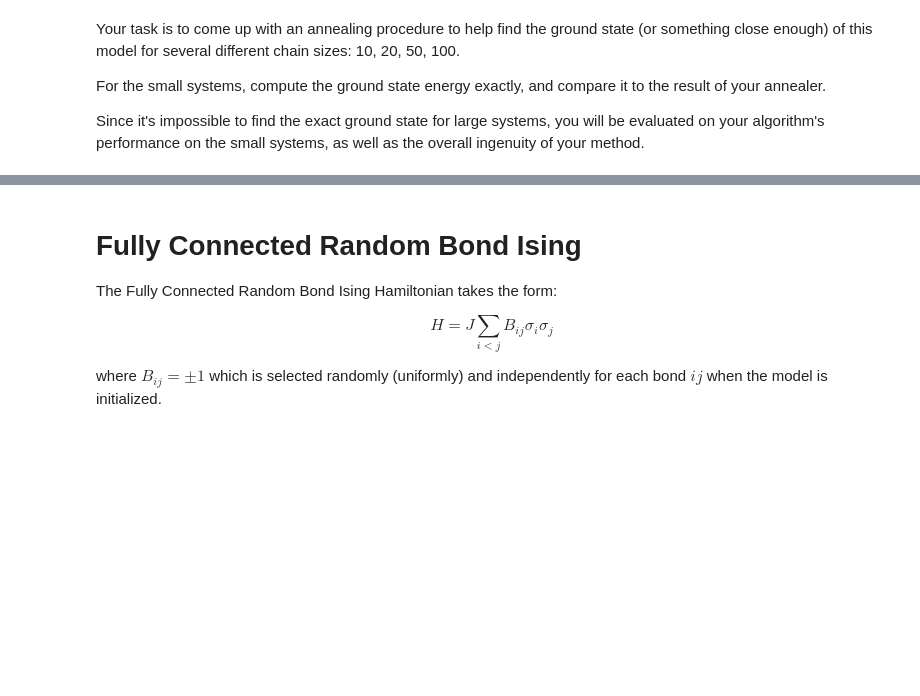
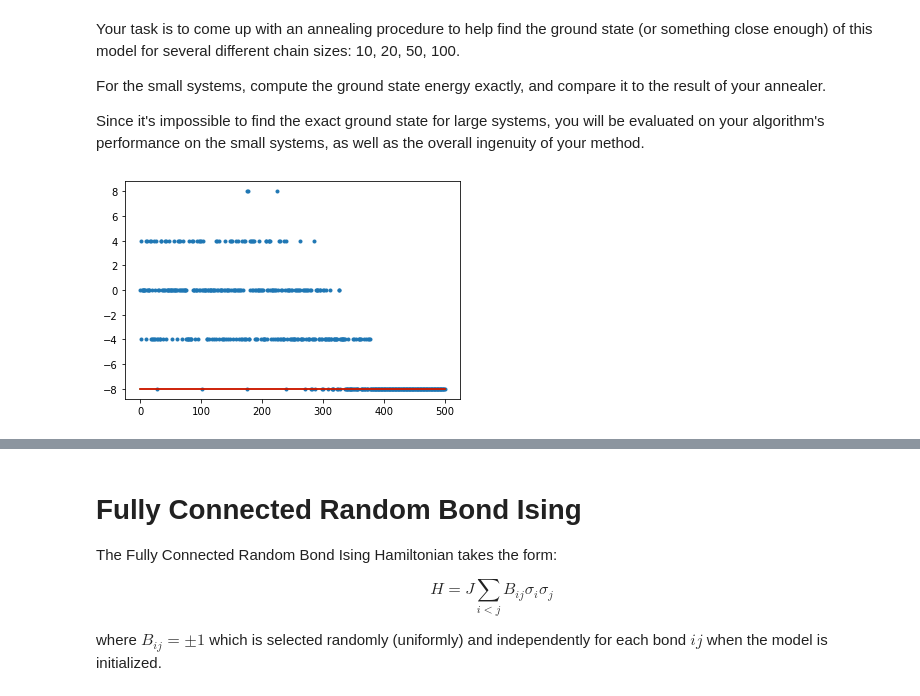
Before and after one commit to CDL-Quantum/CohortProject_2020, a Jupyter notebook: Project_4_Ising_Annealer/Task_2.ipynb, the cells around one changed output, grey strips where cells are left out. Cells and saved outputs as stored; diff of their text form; code cells hidden in the pictures; blank space fills up the shorter version.

```diff
--- a/Project_4_Ising_Annealer/Task_2.ipynb
+++ b/Project_4_Ising_Annealer/Task_2.ipynb
@@ -132,0 +156,47 @@ ising = RandomBondIsing1DPBC(100, J=1.)
+# %%
+# your solution here
+
+N = 1000
+t = np.arange(N+1)
+T_i = 400
+T_f = 0.1
+Ts = T_i * ((T_f/T_i) ** (t/N))
+
+def exp_schedule(T_i, T_f, N):
+    t = np.arange(N+1)
+    Ts = T_i * ((T_f/T_i) ** (t/N))
+    return Ts
+
+def linear_schedule(T_i, T_f, N):
+    t = np.arange(1, N+1)
+    Ts = T_f - (T_f - T_i) * (1 - t/N)
+    return Ts
+def log_schedule(T_i,T_f,c=100): #COOLING scheme introduced by Geman
+    N=int(np.exp(c/T_f)-1)
+    t=np.arange(1,N+1)
+    Ts=c/np.log(t+1)
+    return Ts
+
+def anneal(ising,Ts):
+    Es = np.zeros_like(Ts)
+    for i, t in enumerate(Ts):
+        Es[i] = ising.mc_step(T=t)
+    return Es
+# %%
+def calc_once(ising, Ts, include_exact=True):
+
+    # ising.method = 'metropolis'
+    Es = anneal(ising, Ts)
+    Ea = min(Es)
+
+    plt.plot(np.arange(len(Es)), Es,'.')
+    plt.plot(np.arange(len(Ts)), np.repeat(Ea, len(Ts)), color='g')
+    if include_exact:
+        Et = ising.exact()
+        plt.plot(np.arange(len(Ts)), np.repeat(Et, len(Ts)), color='r')
+    plt.show()
+
+ising = RandomBondIsing1DPBC(10, J=1.)
+calc_once(ising, exp_schedule(400, 0.1, 500))
+# %% [output]
+[figure, added]
```
Also changed, not shown: parts of 40 cells of this notebook.
